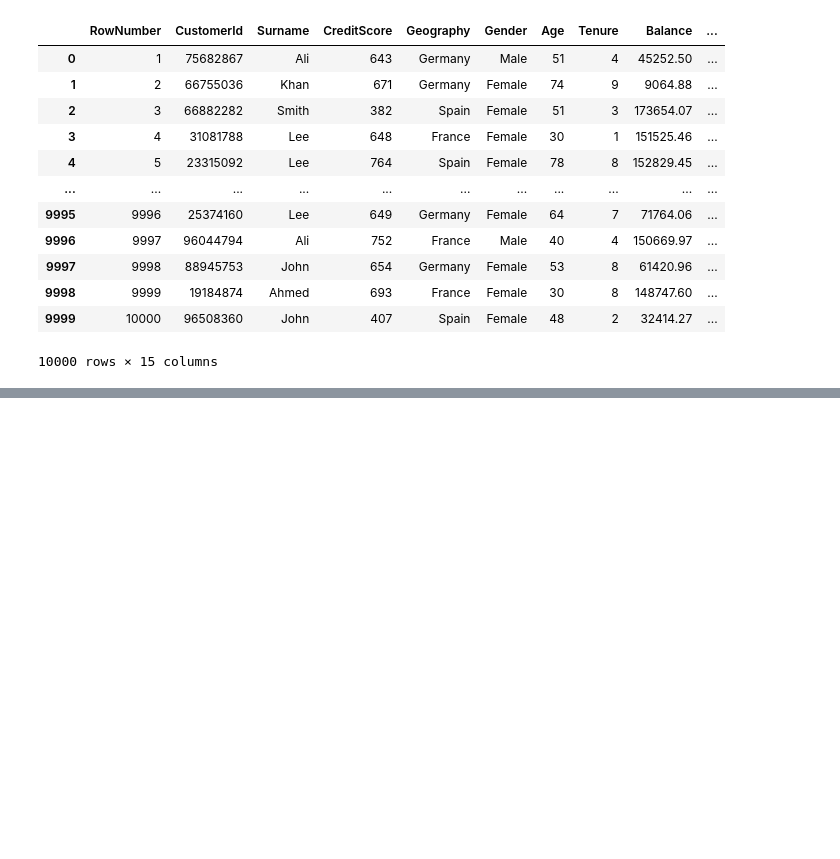
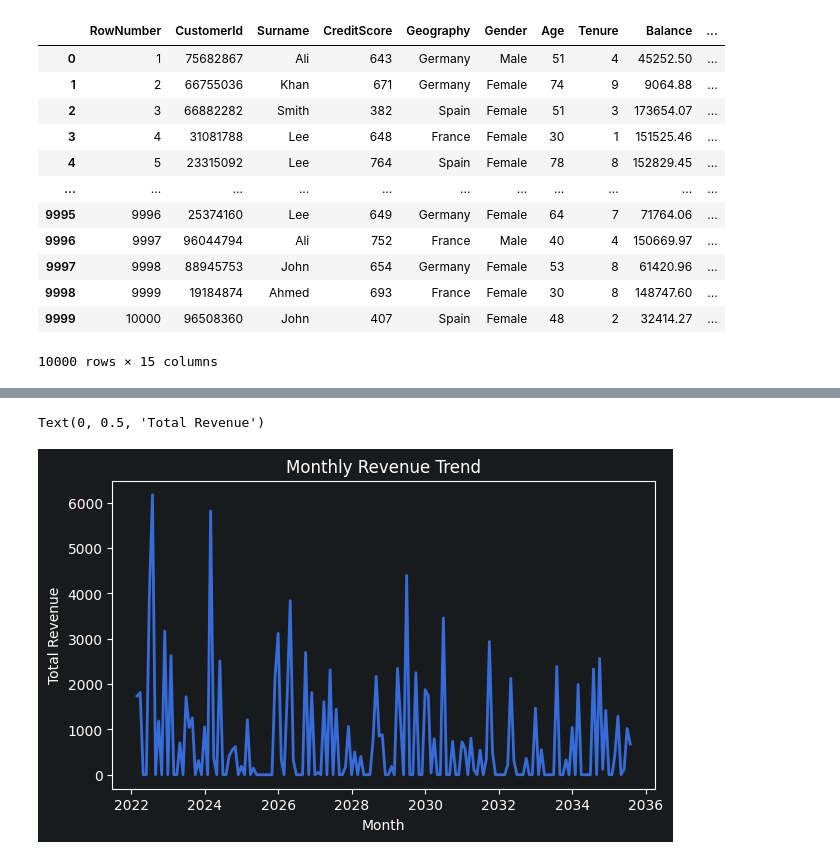
Before and after one commit to mudasirahmad56/PYTHON, a Jupyter notebook: chapter01.ipynb, the cells around one changed output, grey strips where cells are left out. Drawn from its saved outputs; the diff is of its cells as text; code cells hidden in the pictures; blank space fills up the shorter version.

```diff
--- a/chapter01.ipynb
+++ b/chapter01.ipynb
@@ -1675,0 +1705,21 @@ df.dropna()
+# %%
+import pandas as pd
+import matplotlib.pyplot as plt
+df = pd.read_csv("ecommerce_sales_analytics_5000.csv", parse_dates=['order_date'])
+df = df.sample(n=100)
+# %%
+monthly_revenue= (
+    df
+    .set_index("order_date")["revenue"]
+    .resample("ME")
+    .sum()
+)
+fig, ax = plt.subplots(figsize=(7,4))
+ax.plot(monthly_revenue.index,monthly_revenue.values,linewidth=2)
+
+ax.set_title("Monthly Revenue Trend")
+ax.set_xlabel("Month")
+ax.set_ylabel("Total Revenue")
+# %% [output]
+Text(0, 0.5, 'Total Revenue')
+[figure, added]
```
Also changed, not shown: parts of 8 cells of this notebook.
